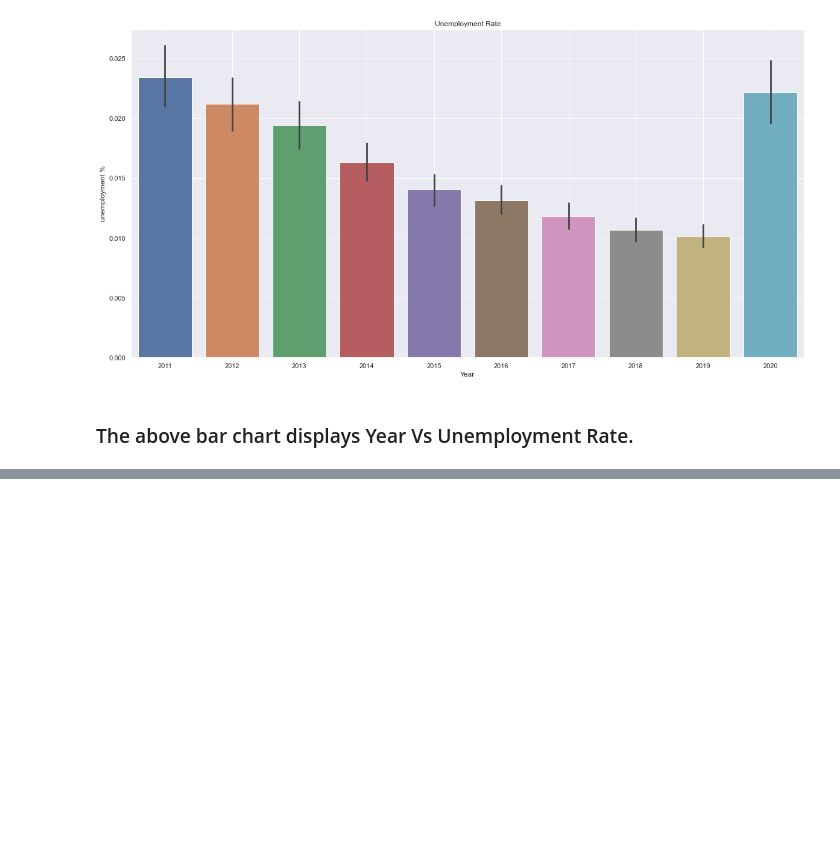
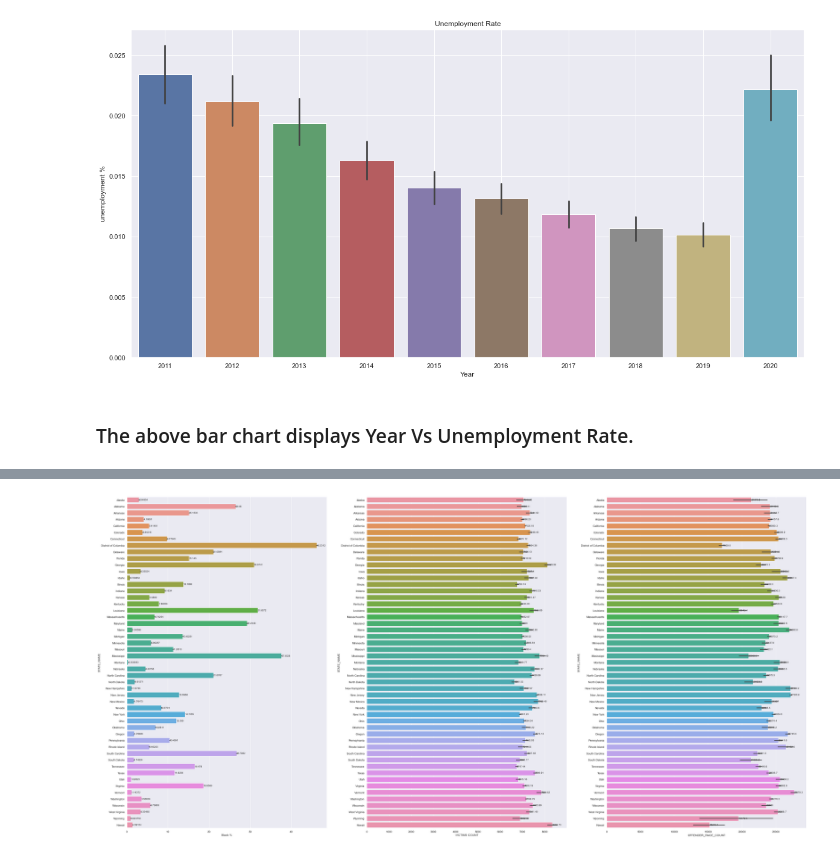
Before and after one commit to riteshrajput/2021Fall_finals, a Jupyter notebook: project.ipynb, the cells around one changed output, grey strips where cells are left out. Cells and saved outputs as stored; diff of their text form; code cells hidden in the pictures; blank space fills up the shorter version.

```diff
--- a/project.ipynb
+++ b/project.ipynb
@@ -129,0 +138,4 @@ hatecrime_population = hatecrime_df.merge(population_df,
+# %%
+hatecrime_population_black_plot = vis.visualize_hatecrime_population(hatecrime_population, 'black')
+# %% [output]
+[figure, added]
```
Also changed, not shown: parts of 4 cells of this notebook, 1 other file.
